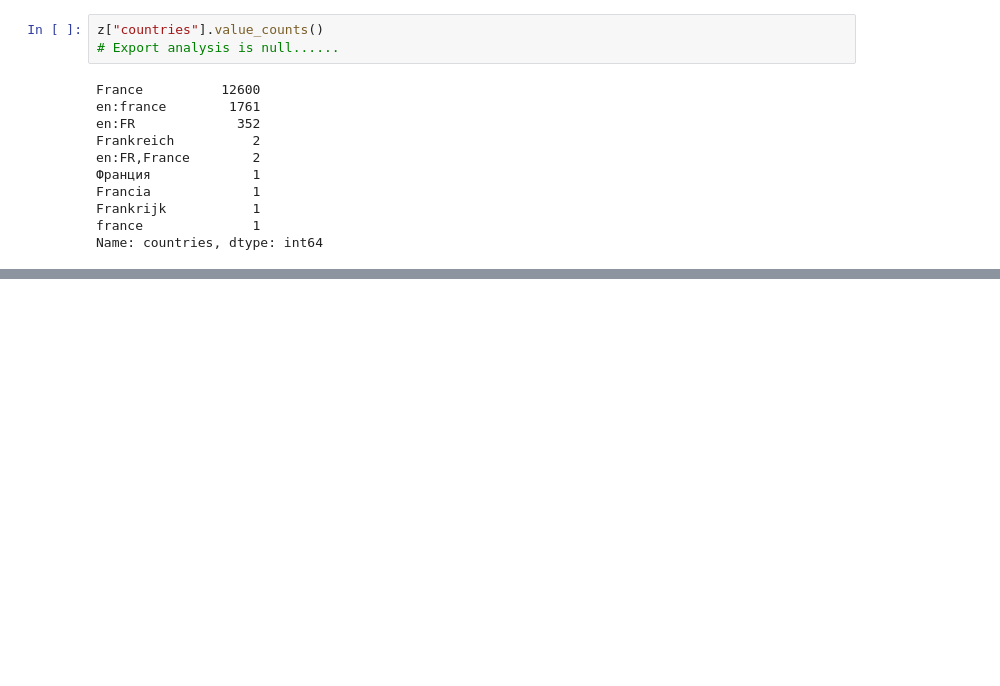
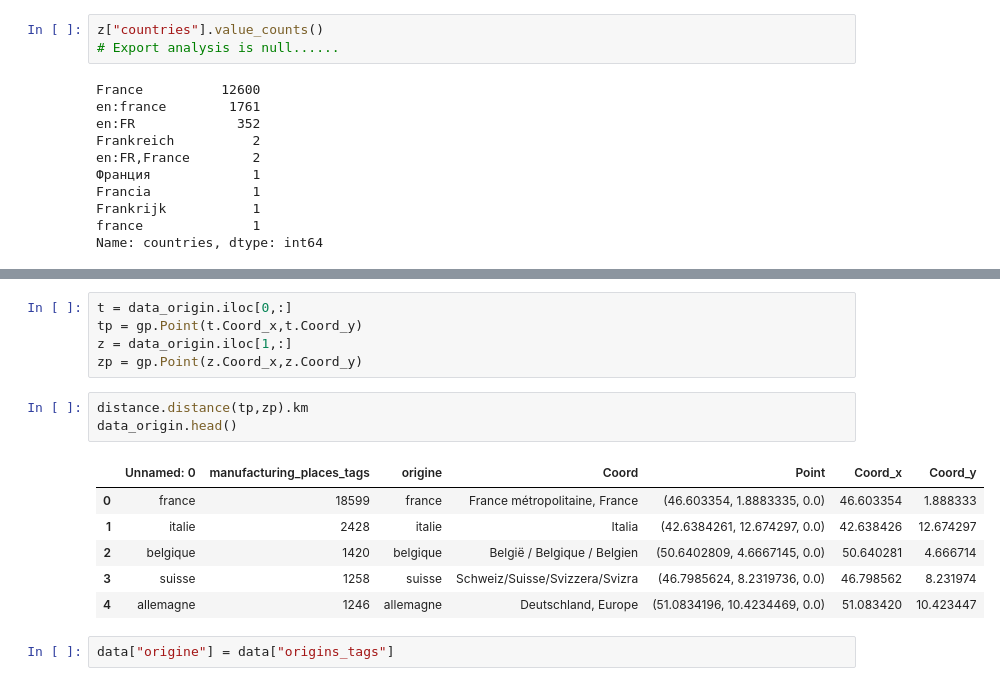
Before and after one commit to lanzrein/ada_project, a Jupyter notebook: networksx.ipynb, the cells around one changed output, grey strips where cells are left out. Saved outputs shown, nothing was run; the diff lists cells and outputs as text; blank space fills up the shorter version.

```diff
--- a/networksx.ipynb
+++ b/networksx.ipynb
@@ -368,0 +379,17 @@ Name: countries, dtype: int64
+# %%
+t = data_origin.iloc[0,:]
+tp = gp.Point(t.Coord_x,t.Coord_y)
+z = data_origin.iloc[1,:]
+zp = gp.Point(z.Coord_x,z.Coord_y)
+# %%
+distance.distance(tp,zp).km
+data_origin.head()
+# %% [output]
+|  | Unnamed: 0 | manufacturing_places_tags | origine | Coord | Point | Coord_x | Coord_y |
+| 0 | france | 18599 | france | France métropolitaine, France | (46.603354, 1.8883335, 0.0) | 46.603354 | 1.888333 |
+| 1 | italie | 2428 | italie | Italia | (42.6384261, 12.674297, 0.0) | 42.638426 | 12.674297 |
+| 2 | belgique | 1420 | belgique | België / Belgique / Belgien | (50.6402809, 4.6667145, 0.0) | 50.640281 | 4.666714 |
+| 3 | suisse | 1258 | suisse | Schweiz/Suisse/Svizzera/Svizra | (46.7985624, 8.2319736, 0.0) | 46.798562 | 8.231974 |
+| 4 | allemagne | 1246 | allemagne | Deutschland, Europe | (51.0834196, 10.4234469, 0.0) | 51.083420 | 10.423447 |
+# %%
+data["origine"] = data["origins_tags"]
```
Also changed, not shown: parts of 12 cells of this notebook, 1 other file.
